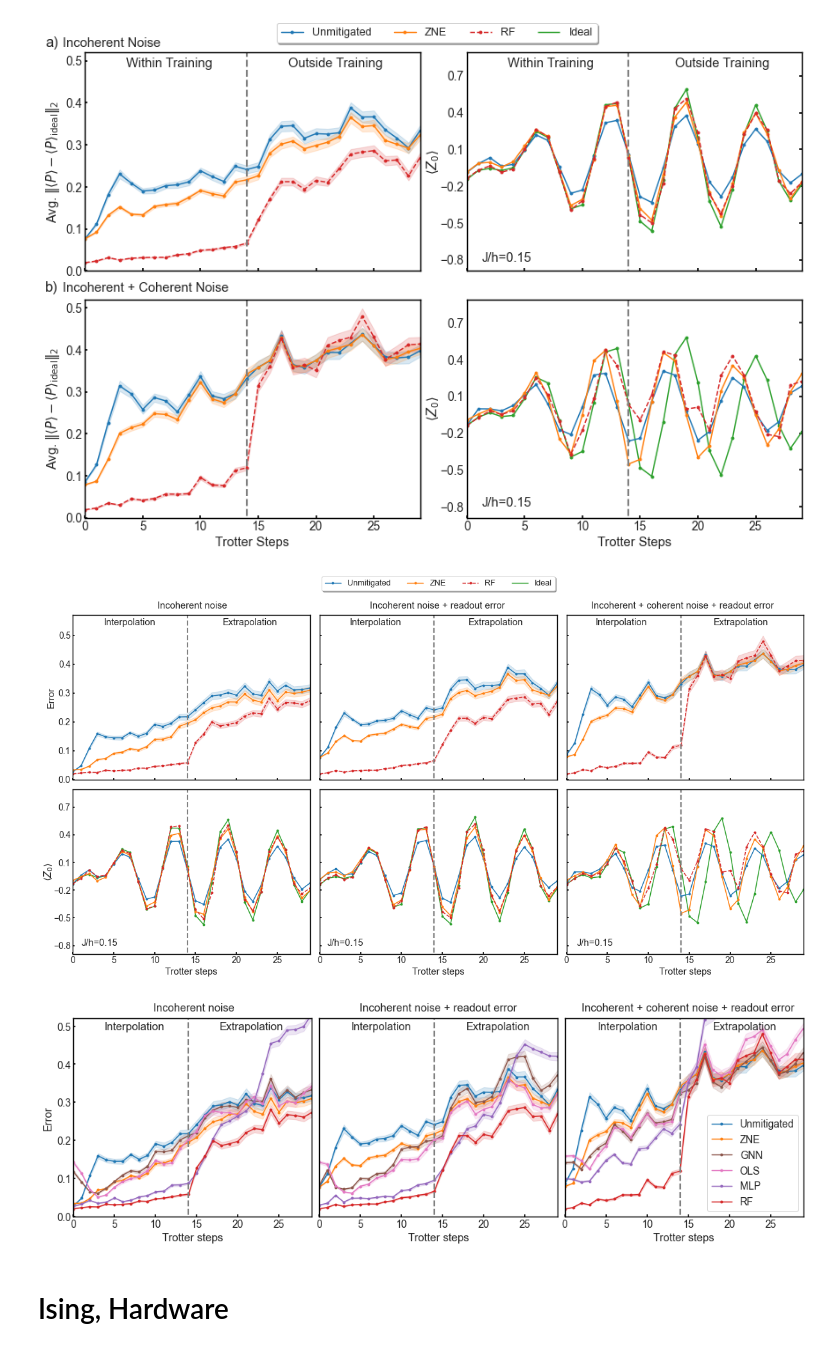
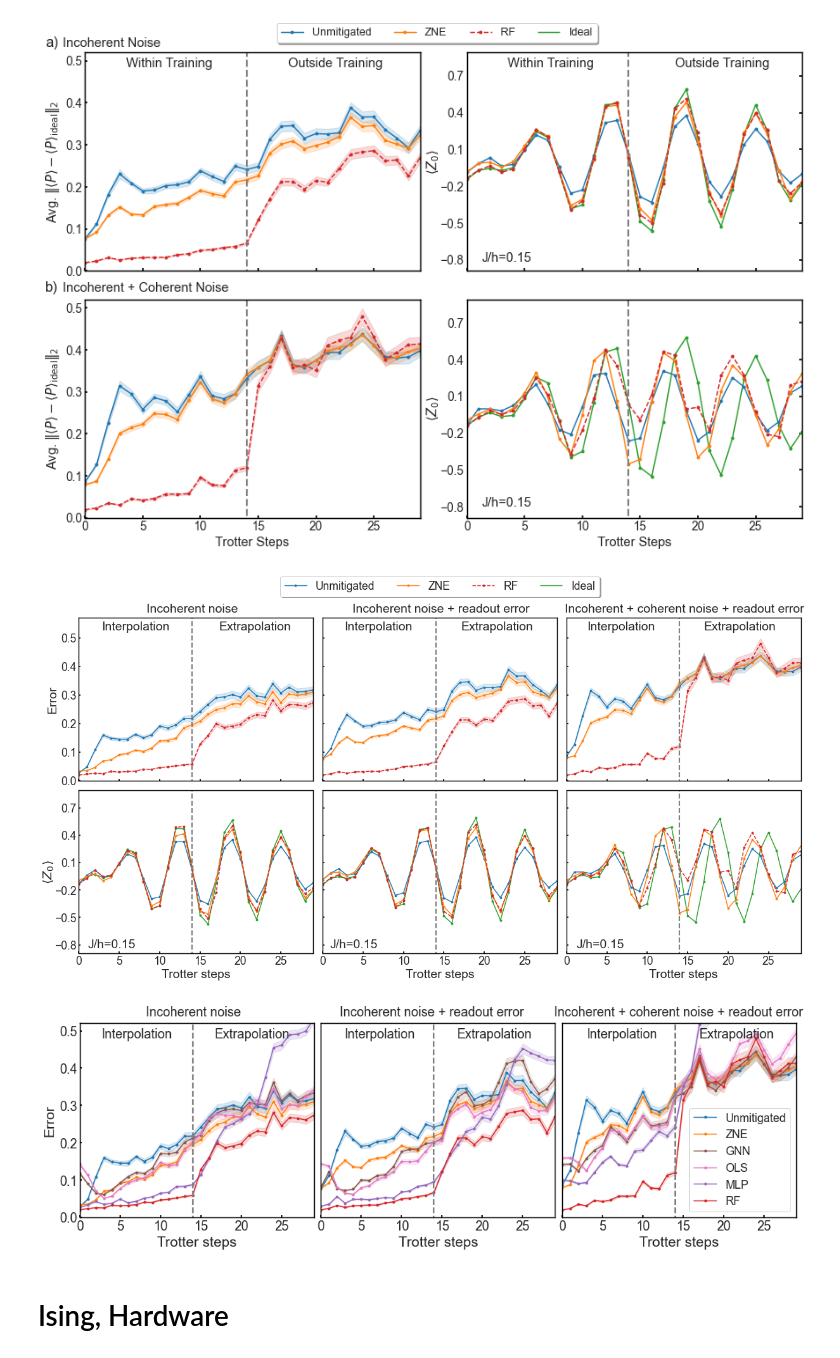
Before and after one commit to qiskit-community/ml-qem, a Jupyter notebook: docs/paper_figures/plot.ipynb, the cells around one changed output. Cells and saved outputs as stored; diff of their text form; code cells hidden in the pictures.

Commit message:
update of plots

```diff
--- a/docs/paper_figures/plot.ipynb
+++ b/docs/paper_figures/plot.ipynb
@@ -507,7 +515,7 @@ plt.show()
 [figure]
 # %%
 import matplotlib as mpl
-ms, fs, lw, elw, cs = 9, 15, 2.5, 2, 0
+ms, fs, lw, elw, cs = 9, 20, 2.5, 2, 0
 marker = '.'
 mpl.rc('xtick', labelsize=14)
 mpl.rc('ytick', labelsize=14)
@@ -615,7 +623,7 @@ for i in [1, 2, 4, 5]:
     ax[i].set_ylabel(None)
     ax[i].set_yticklabels([])
 
-ax[1].legend(loc='upper center', bbox_to_anchor=(0.5, 2.28/2+0.12),
+ax[1].legend(loc='upper center', bbox_to_anchor=(0.5, 2.28/2+0.15),
           fancybox=True, shadow=True, ncol=4, fontsize=fs-2)
 
 for a in ax:
@@ -626,38 +634,42 @@ for a in ax:
     top=False,         # ticks along the top edge are off
     labelbottom=True, # labels along the bottom edge are off
     direction='in',
-    width=2)
+    width=2,
+    labelsize=fs-2)
     a.grid(None)
+    a.yaxis.set_tick_params(labelsize=fs-2)
     for axis in ['top','bottom','left','right']:
         a.spines[axis].set_linewidth(1.5)
         a.spines[axis].set_color('black')
 
-xshift = 0
-plt.text(-50+xshift, 2.85, 'Incoherent noise', fontsize=fs)
-plt.text(-24+xshift, 2.85, 'Incoherent noise + readout error', fontsize=fs)
-plt.text(3+xshift, 2.85, 'Incoherent + coherent noise + readout error', fontsize=fs)
-plt.text(-56.5+xshift, 2.67, 'Interpolation', fontsize=fs)
-plt.text(-42+xshift, 2.67, 'Extrapolation', fontsize=fs)
-plt.text(-26.5+xshift, 2.67, 'Interpolation', fontsize=fs)
-plt.text(-12+xshift, 2.67, 'Extrapolation', fontsize=fs)
-plt.text(3.5+xshift, 2.67, 'Interpolation', fontsize=fs)
-plt.text(18+xshift, 2.67, 'Extrapolation', fontsize=fs)
+xshift = -1
+yshift = -0.03
+yshift2 = -0.01
+plt.text(-51+xshift, 2.85+yshift2, 'Incoherent noise', fontsize=fs)
+plt.text(-25.5+xshift, 2.85+yshift2, 'Incoherent noise + readout error', fontsize=fs)
+plt.text(0.8+xshift, 2.85+yshift2, 'Incoherent + coherent noise + readout error', fontsize=fs)
+plt.text(-56.5+xshift, 2.67+yshift, 'Interpolation', fontsize=fs)
+plt.text(-42+xshift, 2.67+yshift, 'Extrapolation', fontsize=fs)
+plt.text(-26.5+xshift, 2.67+yshift, 'Interpolation', fontsize=fs)
+plt.text(-12+xshift, 2.67+yshift, 'Extrapolation', fontsize=fs)
+plt.text(3.5+xshift, 2.67+yshift, 'Interpolation', fontsize=fs)
+plt.text(18+xshift, 2.67+yshift, 'Extrapolation', fontsize=fs)
 
 # plt.text(-36.5+xshift, 2.95, 'a)', fontsize=fs+2)#, weight='bold')
 # plt.text(-36.5+xshift, 0.95, 'b)', fontsize=fs+2)#, weight='bold')
 
-plt.text(-59.25+xshift, -0.8, 'J/h=0.15', fontsize=fs)
-plt.text(-29.25+xshift, -0.8, 'J/h=0.15', fontsize=fs)
-plt.text(1.25+xshift, -0.8, 'J/h=0.15', fontsize=fs)
+plt.text(-59.25, -0.8+yshift, 'J/h=0.15', fontsize=fs)
+plt.text(-29.25, -0.8+yshift, 'J/h=0.15', fontsize=fs)
+plt.text(1.25, -0.8+yshift, 'J/h=0.15', fontsize=fs)
 
 plt.subplots_adjust(hspace=0.06, wspace=0.04)
 plt.savefig("/Users/haoranliao/GitHub/blackwater/docs/paper_figures/fig4_ising.pdf", dpi=300, bbox_inches='tight', transparent=True)
 plt.show()
 # %% [output]
-[figure, old version]
+[figure, new version]
 # %%
 import matplotlib as mpl
-ms, fs, lw, elw, cs = 9, 15, 2.5, 2, 0
+ms, fs, lw, elw, cs = 9, 20, 2.5, 2, 0
 marker = '.'
 mpl.rc('xtick', labelsize=14)
 mpl.rc('ytick', labelsize=14)
@@ -708,45 +720,48 @@ for i in [0]:
     ax[i].set_ylabel('Error', fontsize=fs)
 
 
 for i in [1, 2]:
     ax[i].set_ylabel(None)
     ax[i].set_yticklabels([])
 
-ax[2].legend(fontsize=fs-1, loc='lower right')
+ax[2].legend(fontsize=fs-4, loc='lower right')
 
 for a in ax:
     a.vlines(x=14, ymin=-100, ymax=100, color='gray', linestyles='dashed', linewidth=2.2)
     a.xaxis.set_tick_params(
     which='both',      # both major and minor ticks are affected
     bottom=True,      # ticks along the bottom edge are off
     top=False,         # ticks along the top edge are off
     labelbottom=True, # labels along the bottom edge are off
     direction='in',
-    width=2)
+    width=2,
+    labelsize=fs-2)
+    a.yaxis.set_tick_params(labelsize=fs-2)
     a.grid(None)
     for axis in ['top','bottom','left','right']:
         a.spines[axis].set_linewidth(1.5)
         a.spines[axis].set_color('black')
 
 # xshift = 0
-plt.text(-50+xshift, 0.54, 'Incoherent noise', fontsize=fs)
-plt.text(-25+xshift, 0.54, 'Incoherent noise + readout error', fontsize=fs)
-plt.text(2+xshift, 0.54, 'Incoherent + coherent noise + readout error', fontsize=fs)
-plt.text(4+xshift, 0.49, 'Interpolation', fontsize=fs)
-plt.text(18+xshift, 0.49, 'Extrapolation', fontsize=fs)
-plt.text(-26+xshift, 0.49, 'Interpolation', fontsize=fs)
-plt.text(-12+xshift, 0.49, 'Extrapolation', fontsize=fs)
-plt.text(-56+xshift, 0.49, 'Interpolation', fontsize=fs)
-plt.text(-42+xshift, 0.49, 'Extrapolation', fontsize=fs)
+yshift=-0.01
+plt.text(-50.5+xshift, 0.54, 'Incoherent noise', fontsize=fs-2)
+plt.text(-26.5+xshift, 0.54, 'Incoherent noise + readout error', fontsize=fs-2)
+plt.text(0+xshift, 0.54, 'Incoherent + coherent noise + readout error', fontsize=fs-2)
+plt.text(4+xshift, 0.49+yshift, 'Interpolation', fontsize=fs-2)
+plt.text(18+xshift, 0.49+yshift, 'Extrapolation', fontsize=fs-2)
+plt.text(-26+xshift, 0.49+yshift, 'Interpolation', fontsize=fs-2)
+plt.text(-12+xshift, 0.49+yshift, 'Extrapolation', fontsize=fs-2)
+plt.text(-56+xshift, 0.49+yshift, 'Interpolation', fontsize=fs-2)
+plt.text(-42+xshift, 0.49+yshift, 'Extrapolation', fontsize=fs-2)
 #
 # plt.text(-3.5, 1.13, 'a)', fontsize=fs+2)#, weight='bold')
 # plt.text(-3.5, 0.54, 'b)', fontsize=fs+2)#, weight='bold')
 
 plt.subplots_adjust(wspace=0.03)
 plt.savefig("/Users/haoranliao/GitHub/blackwater/docs/paper_figures/fig4_ising_appendix.pdf", dpi=300, bbox_inches='tight', transparent=True)
 plt.show()
 # %% [output]
-[figure, old version]
+[figure, new version]
 # %% [markdown]
 # Ising, Hardware
 # %%
```
Also changed, not shown: parts of 4 cells of this notebook, 18 other files.
